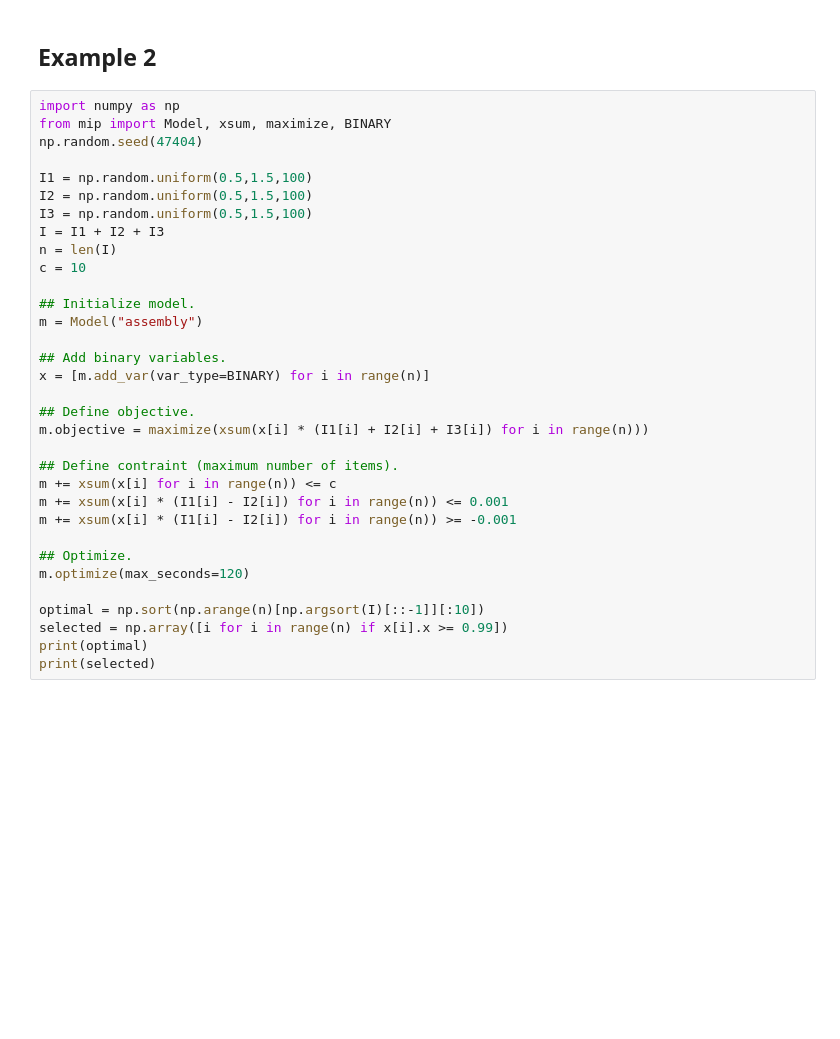
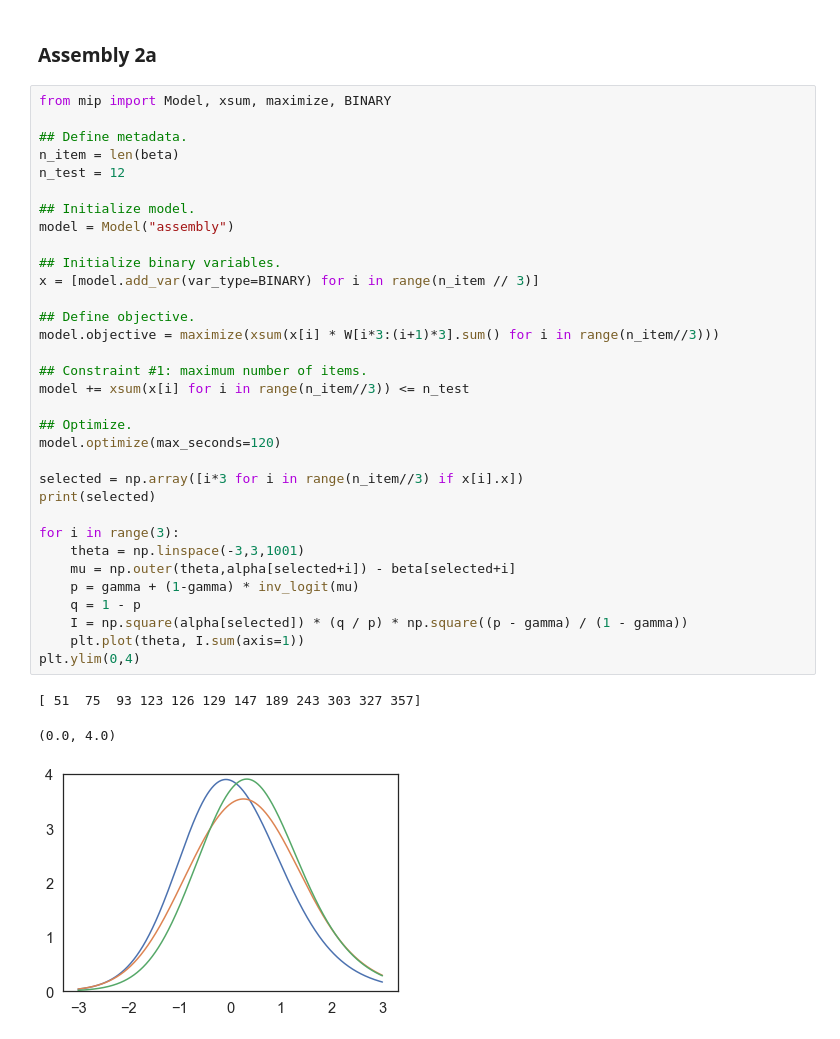
Before and after one commit to ndawlab/mars-irt, a Jupyter notebook: 03_Calibration/XX_mip.ipynb, the cells around one changed output. Cells and saved outputs as stored; diff of their text form; blank space fills up the shorter version.

```diff
--- a/03_Calibration/XX_mip.ipynb
+++ b/03_Calibration/XX_mip.ipynb
@@ -31,35 +67,39 @@ print(selected)
-# %% [markdown]
-## Example 2
-# %%
-import numpy as np
-from mip import Model, xsum, maximize, BINARY
-np.random.seed(47404)
-
-I1 = np.random.uniform(0.5,1.5,100)
-I2 = np.random.uniform(0.5,1.5,100)
-I3 = np.random.uniform(0.5,1.5,100)
-I = I1 + I2 + I3
-n = len(I)
-c = 10
-
-## Initialize model.
-m = Model("assembly")
-
-## Add binary variables.
-x = [m.add_var(var_type=BINARY) for i in range(n)]
-
-## Define objective.
-m.objective = maximize(xsum(x[i] * (I1[i] + I2[i] + I3[i]) for i in range(n)))
-
-## Define contraint (maximum number of items).
-m += xsum(x[i] for i in range(n)) <= c
-m += xsum(x[i] * (I1[i] - I2[i]) for i in range(n)) <= 0.001
-m += xsum(x[i] * (I1[i] - I2[i]) for i in range(n)) >= -0.001
-
-## Optimize.
-m.optimize(max_seconds=120)
-
-optimal = np.sort(np.arange(n)[np.argsort(I)[::-1]][:10])
-selected = np.array([i for i in range(n) if x[i].x >= 0.99])
-print(optimal)
-print(selected)
+# %% [markdown]
+### Assembly 2a
+# %%
+from mip import Model, xsum, maximize, BINARY
+
+## Define metadata.
+n_item = len(beta)
+n_test = 12
+
+## Initialize model.
+model = Model("assembly")
+
+## Initialize binary variables.
+x = [model.add_var(var_type=BINARY) for i in range(n_item // 3)]
+
+## Define objective.
+model.objective = maximize(xsum(x[i] * W[i*3:(i+1)*3].sum() for i in range(n_item//3)))
+
+## Constraint #1: maximum number of items.
+model += xsum(x[i] for i in range(n_item//3)) <= n_test
+
+## Optimize.
+model.optimize(max_seconds=120)
+
+selected = np.array([i*3 for i in range(n_item//3) if x[i].x])
+print(selected)
+
+for i in range(3):
+    theta = np.linspace(-3,3,1001)
+    mu = np.outer(theta,alpha[selected+i]) - beta[selected+i]
+    p = gamma + (1-gamma) * inv_logit(mu)
+    q = 1 - p
+    I = np.square(alpha[selected]) * (q / p) * np.square((p - gamma) / (1 - gamma))
+    plt.plot(theta, I.sum(axis=1))
+plt.ylim(0,4)
+# %% [output]
+[ 51  75  93 123 126 129 147 189 243 303 327 357]
+(0.0, 4.0)
+[figure, added]
```
Also changed, not shown: parts of 29 cells of this notebook, 1 other file.
